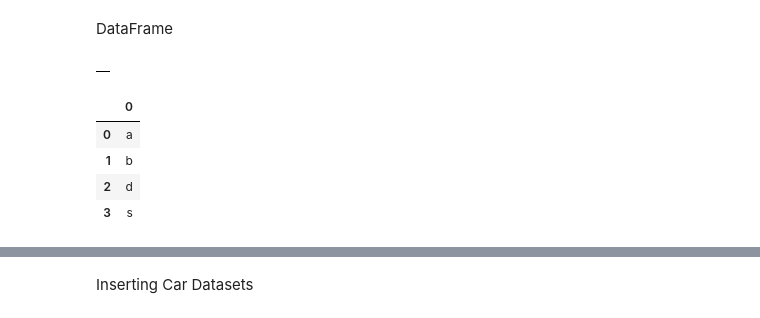
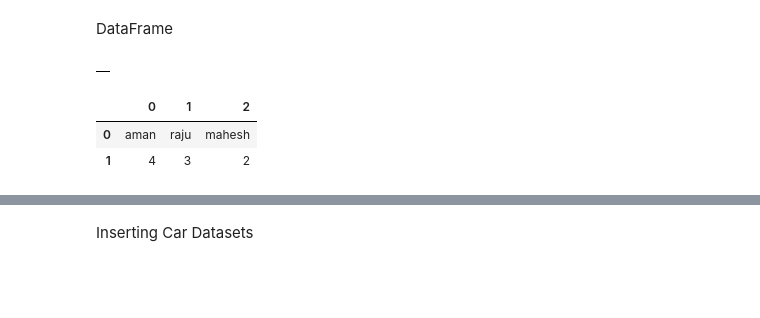
Before and after one commit to himanshu2285/ML-practices, a Jupyter notebook: pandasPractices.ipynb, the cells around one changed output, grey strips where cells are left out. Cells and saved outputs as stored; diff of their text form; code cells hidden in the pictures; blank space fills up the shorter version.

```diff
--- a/pandasPractices.ipynb
+++ b/pandasPractices.ipynb
@@ -41,15 +34,15 @@ df = pd.DataFrame()
 df
 # %% [output]
 |  |
+# %%
+names = np.array([["aman","raju","mahesh"],[4,3,2]])
 # %%
-df = pd.DataFrame(data)
+df = pd.DataFrame(names)
 df
 # %% [output]
-|  | 0 |
-| 0 | a |
-| 1 | b |
-| 2 | d |
-| 3 | s |
+|  | 0 | 1 | 2 |
+| 0 | aman | raju | mahesh |
+| 1 | 4 | 3 | 2 |
 # %%
 ser = pd.Series(list("Learning DSA in UDIT"))
 ser
```
Also changed, not shown: parts of 8 cells of this notebook.
